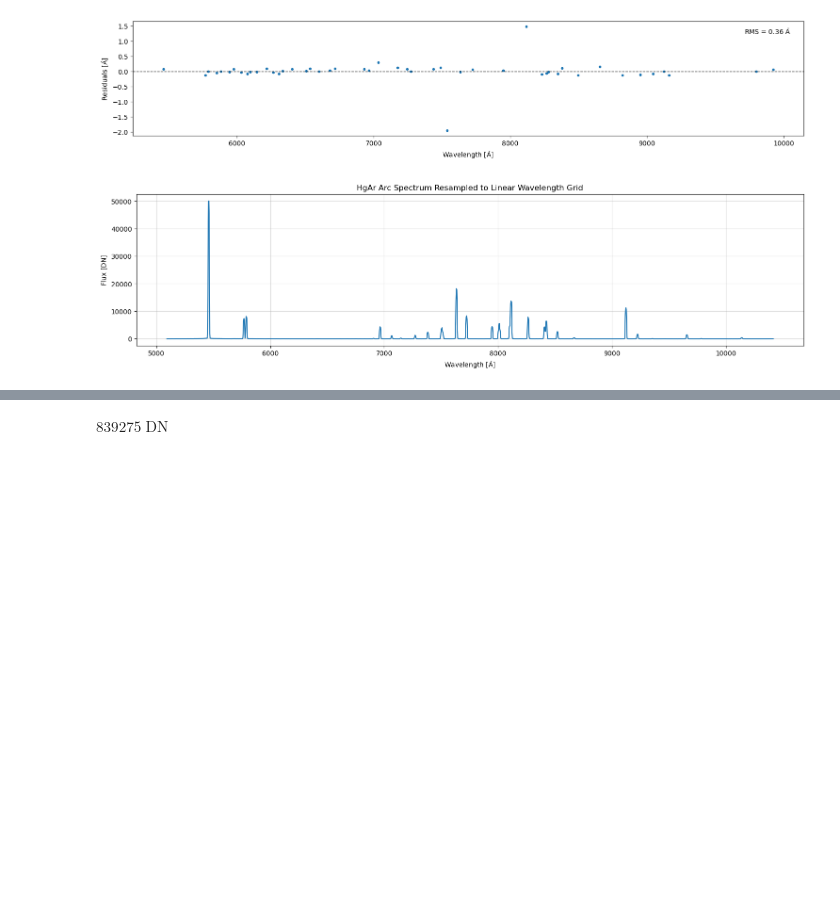
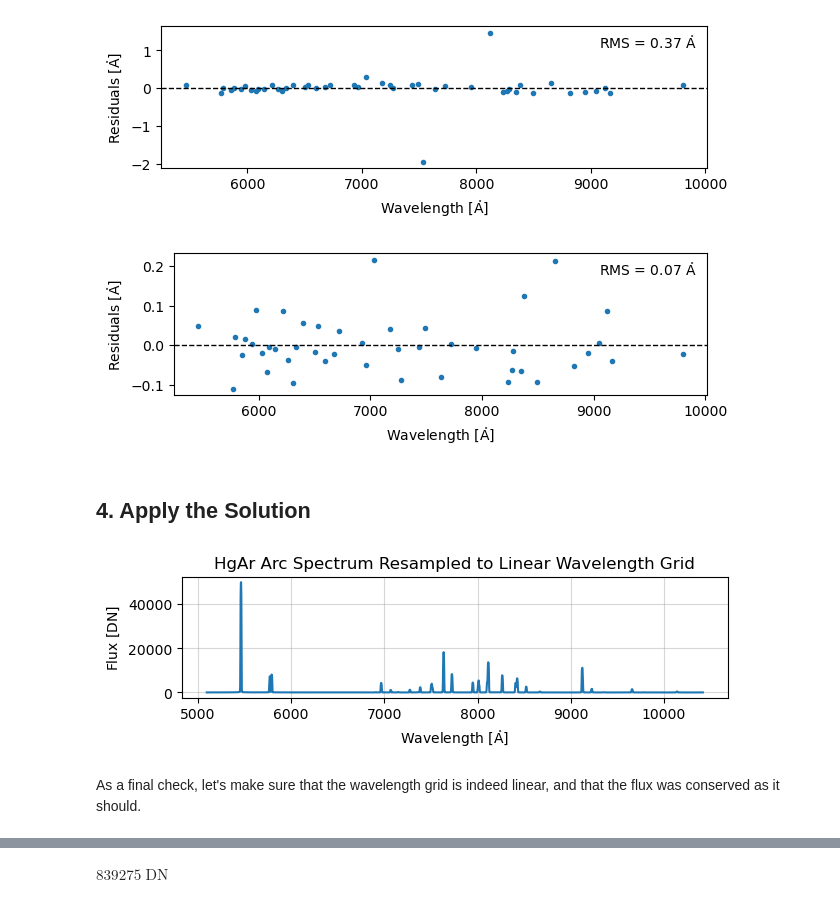
Before and after one commit to astropy/specreduce, a Jupyter notebook: docs/wavelength_calibration/wavecal1d_example_03.ipynb, the cells around one changed output, grey strips where cells are left out. Cells and saved outputs as stored; diff of their text form; code cells hidden in the pictures; blank space fills up the shorter version.

```diff
--- a/docs/wavelength_calibration/wavecal1d_example_03.ipynb
+++ b/docs/wavelength_calibration/wavecal1d_example_03.ipynb
@@ -94,18 +105,29 @@ ws.plot_fit(figsize=(15, 8), plot_values=False, obs_to_wav=True);
 # %%
-ws.plot_residuals(space='wavelength');
+wc.plot_residuals(space='wavelength');
 # %% [output]
-[figure, old version]
+[figure, new version]
+# %%
+wc.refine_fit(max_match_distance=0.5)
+wc.remove_ummatched_lines()
+wc.plot_residuals(space='wavelength');
+# %% [output]
+[figure, added]
+# %% [markdown]
+## 4. Apply the Solution
 # %%
-spectrum_wl = ws.resample(arc_spectra[0])
+spectrum_wl = wc.resample(arc_spectra[0])
 
-fig, ax = subplots(constrained_layout=True, figsize=(15, 4))
+fig, ax = subplots(constrained_layout=True)
 ax.plot(spectrum_wl.spectral_axis, spectrum_wl.flux)
 ax.set_xlabel(f"Wavelength [{spectrum_wl.spectral_axis.unit.to_string('latex')}]")
 ax.set_ylabel(f"Flux [{spectrum_wl.flux.unit.to_string('latex')}]")
 ax.set_title("HgAr Arc Spectrum Resampled to Linear Wavelength Grid")
 ax.grid(True, alpha=0.5)
 # %% [output]
-[figure, old version]
+[figure, new version]
+# %% [markdown]
+As a final check, let's make sure that the wavelength grid is indeed linear, and that the flux
+was conserved as it should.
 # %%
 np.diff(spectrum_wl.spectral_axis)
 # %% [output]
```
Also changed, not shown: parts of 12 cells of this notebook.
